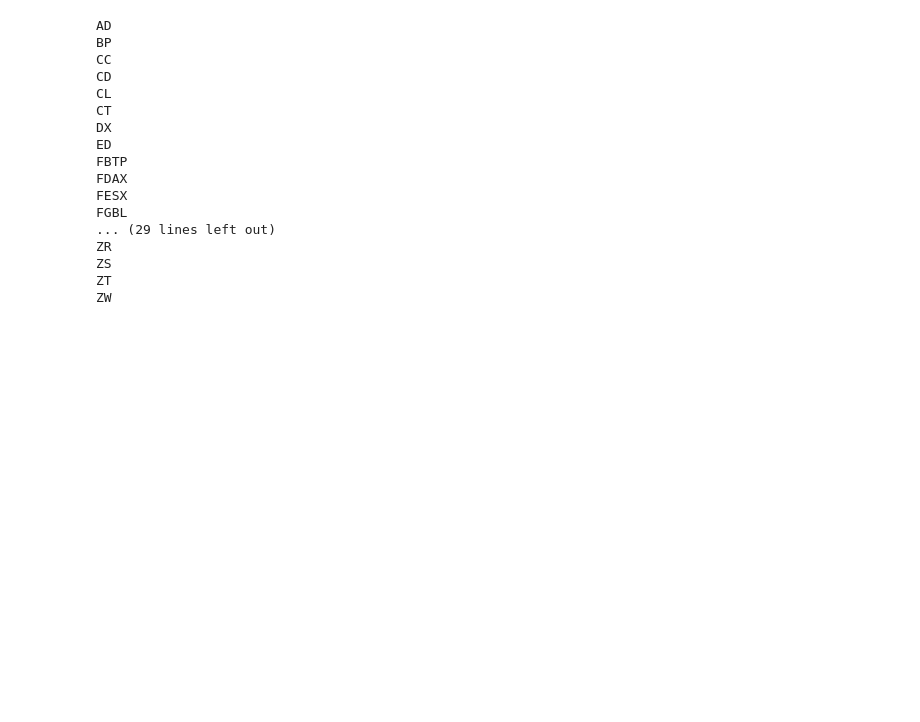
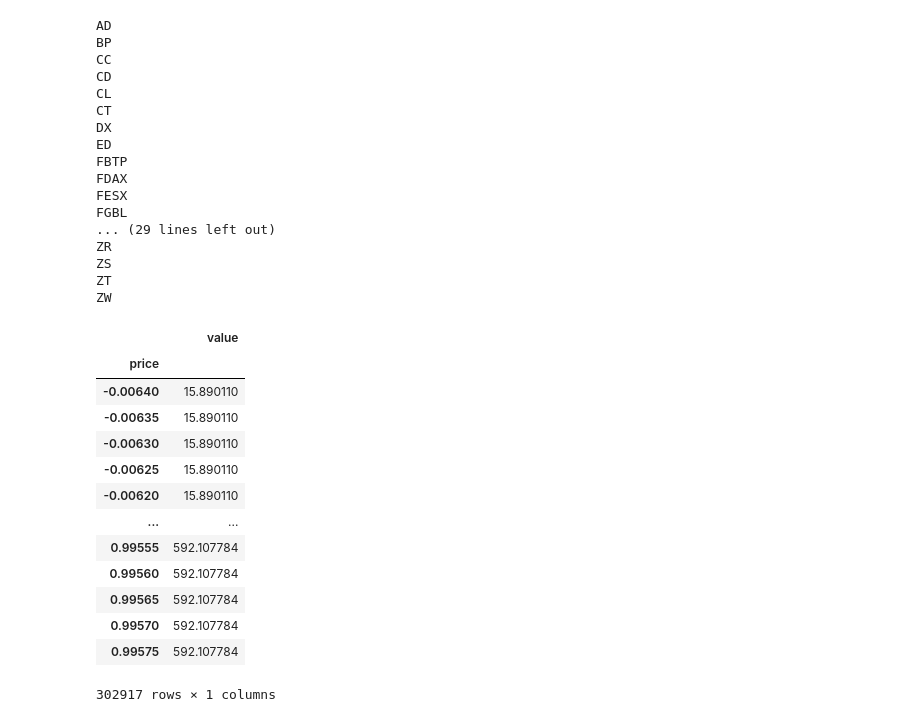
Before and after one commit to zipu/Trading, a Jupyter notebook: 02.기초연구/TDOP/01.Density_to_TDOP.ipynb, the cells around one changed output. Cells and saved outputs as stored; diff of their text form; code cells hidden in the pictures; blank space fills up the shorter version.

```diff
--- a/02.기초연구/TDOP/01.Density_to_TDOP.ipynb
+++ b/02.기초연구/TDOP/01.Density_to_TDOP.ipynb
@@ -97,0 +106,17 @@ ZW
+# %%
+df[['price','value']].groupby('price').sum()
+# %% [output]
+|  | value |
+| price |  |
+| -0.00640 | 15.890110 |
+| -0.00635 | 15.890110 |
+| -0.00630 | 15.890110 |
+| -0.00625 | 15.890110 |
+| -0.00620 | 15.890110 |
+| ... | ... |
+| 0.99555 | 592.107784 |
+| 0.99560 | 592.107784 |
+| 0.99565 | 592.107784 |
+| 0.99570 | 592.107784 |
+| 0.99575 | 592.107784 |
+302917 rows × 1 columns
```
Also changed, not shown: parts of 7 cells of this notebook, 3 other files.
